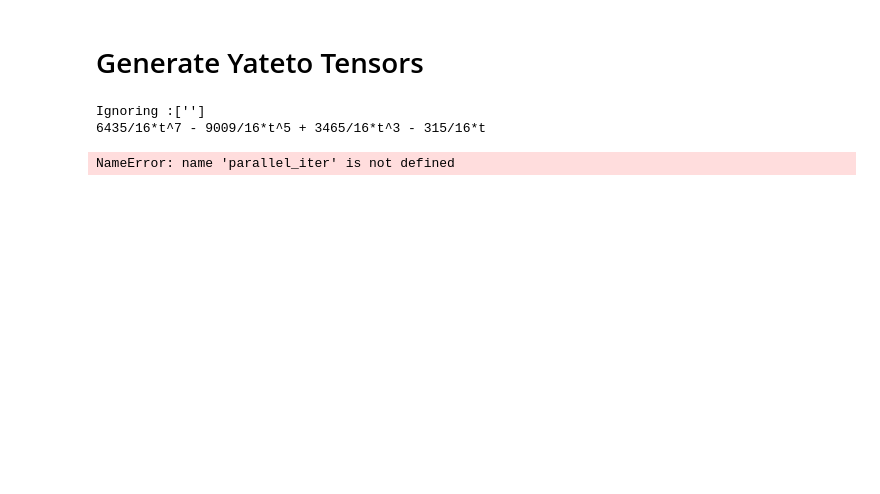
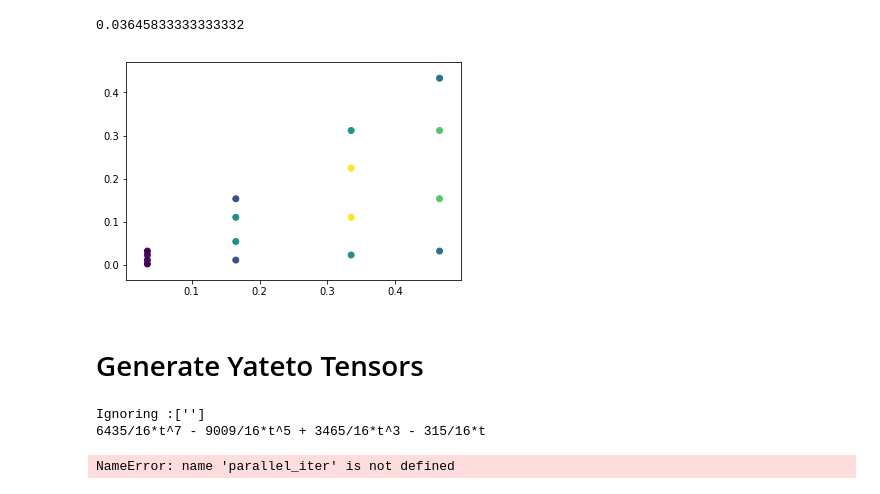
Before and after one commit to chameleon-hpc/samoa-chameleon, a Jupyter notebook: scripts/DG/Sage/Matrices.ipynb, the cells around one changed output. Drawn from its saved outputs; the diff is of its cells as text; code cells hidden in the pictures; blank space fills up the shorter version.

```diff
--- a/scripts/DG/Sage/Matrices.ipynb
+++ b/scripts/DG/Sage/Matrices.ipynb
@@ -279,3 +296,28 @@ NameError: name 'sage' is not defined
+# %%
+from modules.meta import gl_rule
+import matplotlib.pyplot as plt
+r = gl_rule(4,0.0,0.5,0.0,0.5,1)
+#nodes   = list(map(lambda x : x[0],r.quad_rule))
+#weights = list(map(lambda x : x[1],r.quad_rule))
+
+
+#x = list(map(lambda x : x[0],nodes))
+#y = list(map(lambda x : x[1],nodes))
+x=[]
+y=[]
+weights=[]
+#r = gl_rule(5,0.5,1.0,0.0,0.5,-1)
+nodes = list(map(lambda x : x[0],r.quad_rule))
+
+x.extend(list(map(lambda x : x[0],nodes)))
+y.extend(list(map(lambda x : x[1],nodes)))
+weights.extend(list(map(lambda x : x[1],r.quad_rule)))
+plt.scatter(x,y,c=weights)
+
+r.quad(lambda x,y : 2.0*x*(-1.0*x - 1.0*y + 1.0))
+# %% [output]
+0.03645833333333332
+[figure, added]
 # %% [markdown]
 # Generate Yateto Tensors
 # %%
```
Also changed, not shown: parts of 1 cell of this notebook, 2 other files.
